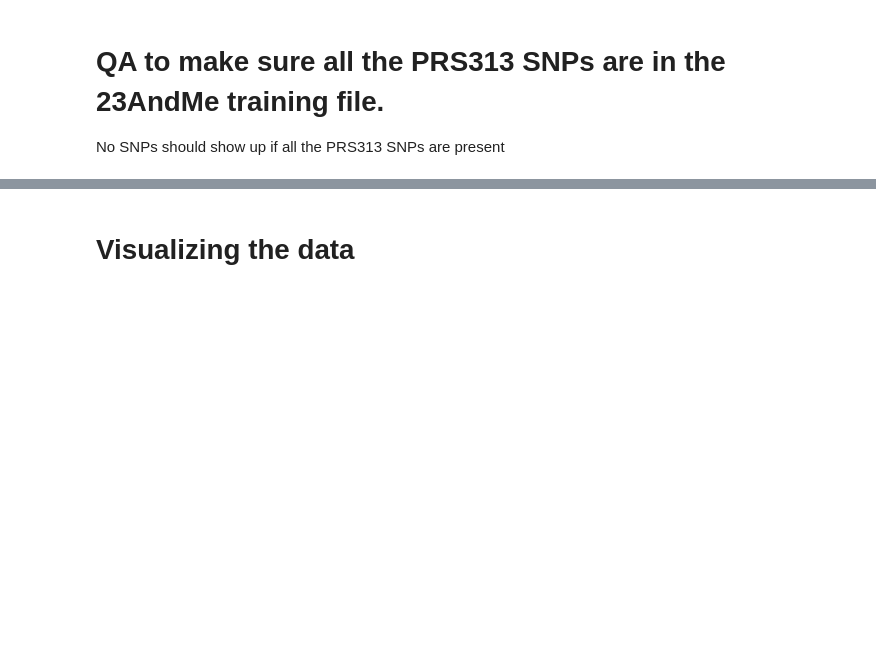
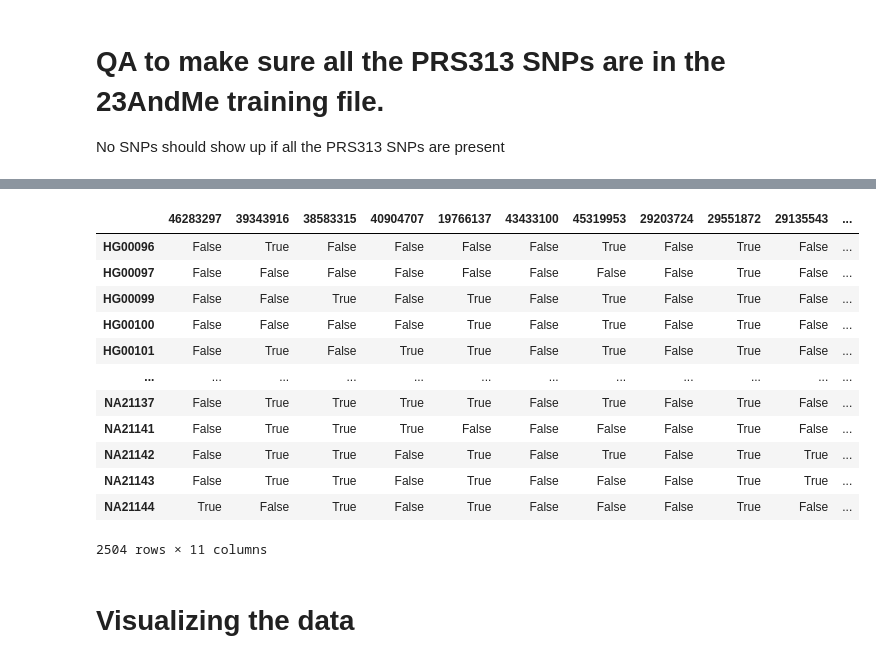
Before and after one commit to aaronge-2020/FastImpute, a Jupyter notebook: scripts/Python/Visualize_summary_statistics.ipynb, the cells around one changed output, grey strips where cells are left out. Saved outputs shown, nothing was run; the diff lists cells and outputs as text; code cells hidden in the pictures; blank space fills up the shorter version.

```diff
--- a/scripts/Python/Visualize_summary_statistics.ipynb
+++ b/scripts/Python/Visualize_summary_statistics.ipynb
@@ -91,3 +101,19 @@ PRS313[(~PRS313.pos.isin(PRS313_SNPs.columns)) & (PRS313["Chromosome"] == chromo
+# %%
+PRS313_SNPs
+# %% [output]
+|  | 46283297 | 39343916 | 38583315 | 40904707 | 19766137 | 43433100 | 45319953 | 29203724 | 29551872 | 29135543 | ... |
+| HG00096 | False | True | False | False | False | False | True | False | True | False | ... |
+| HG00097 | False | False | False | False | False | False | False | False | True | False | ... |
+| HG00099 | False | False | True | False | True | False | True | False | True | False | ... |
+| HG00100 | False | False | False | False | True | False | True | False | True | False | ... |
+| HG00101 | False | True | False | True | True | False | True | False | True | False | ... |
+| ... | ... | ... | ... | ... | ... | ... | ... | ... | ... | ... | ... |
+| NA21137 | False | True | True | True | True | False | True | False | True | False | ... |
+| NA21141 | False | True | True | True | False | False | False | False | True | False | ... |
+| NA21142 | False | True | True | False | True | False | True | False | True | True | ... |
+| NA21143 | False | True | True | False | True | False | False | False | True | True | ... |
+| NA21144 | True | False | True | False | True | False | False | False | True | False | ... |
+2504 rows × 11 columns
 # %% [markdown]
 # Visualizing the data
 # %%
```
Also changed, not shown: parts of 3 cells of this notebook, 49 other files.
